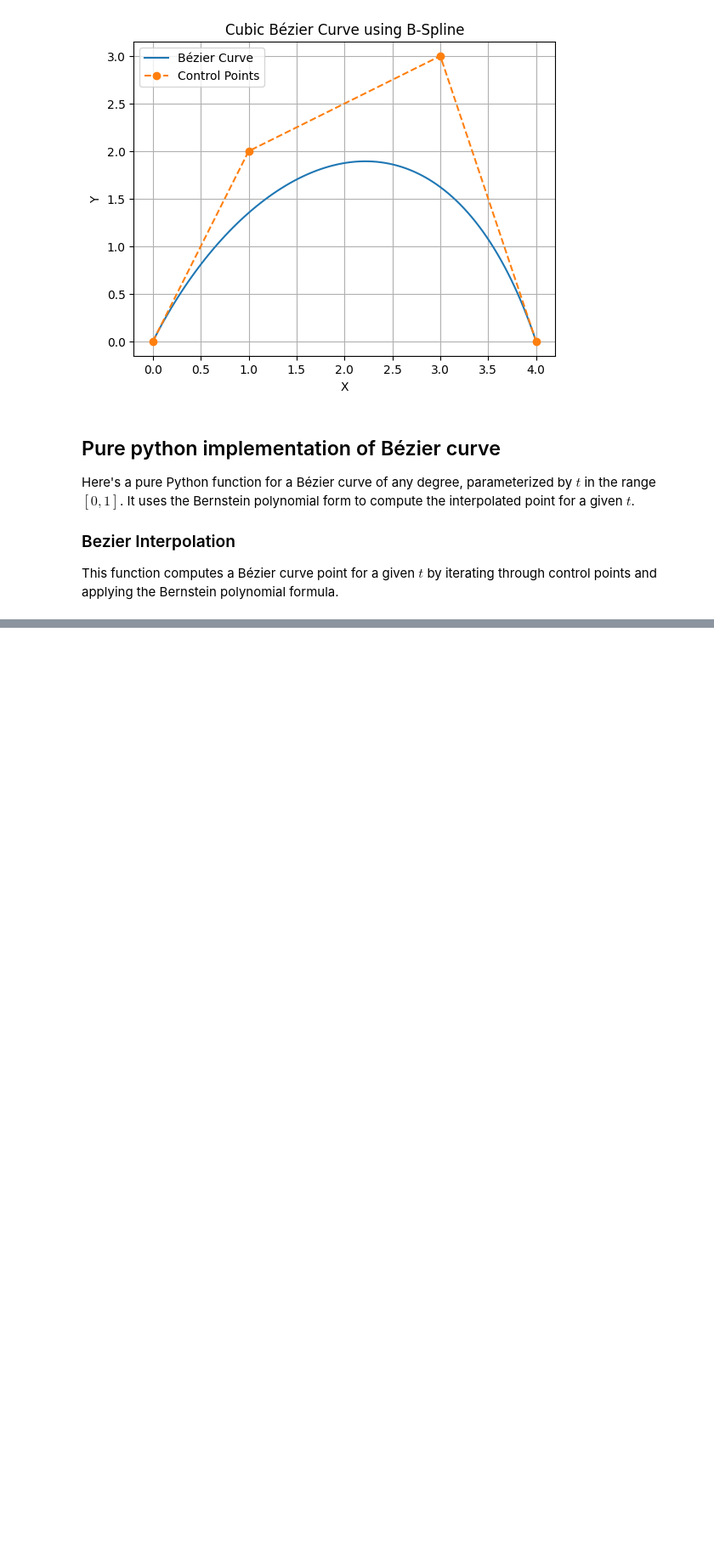
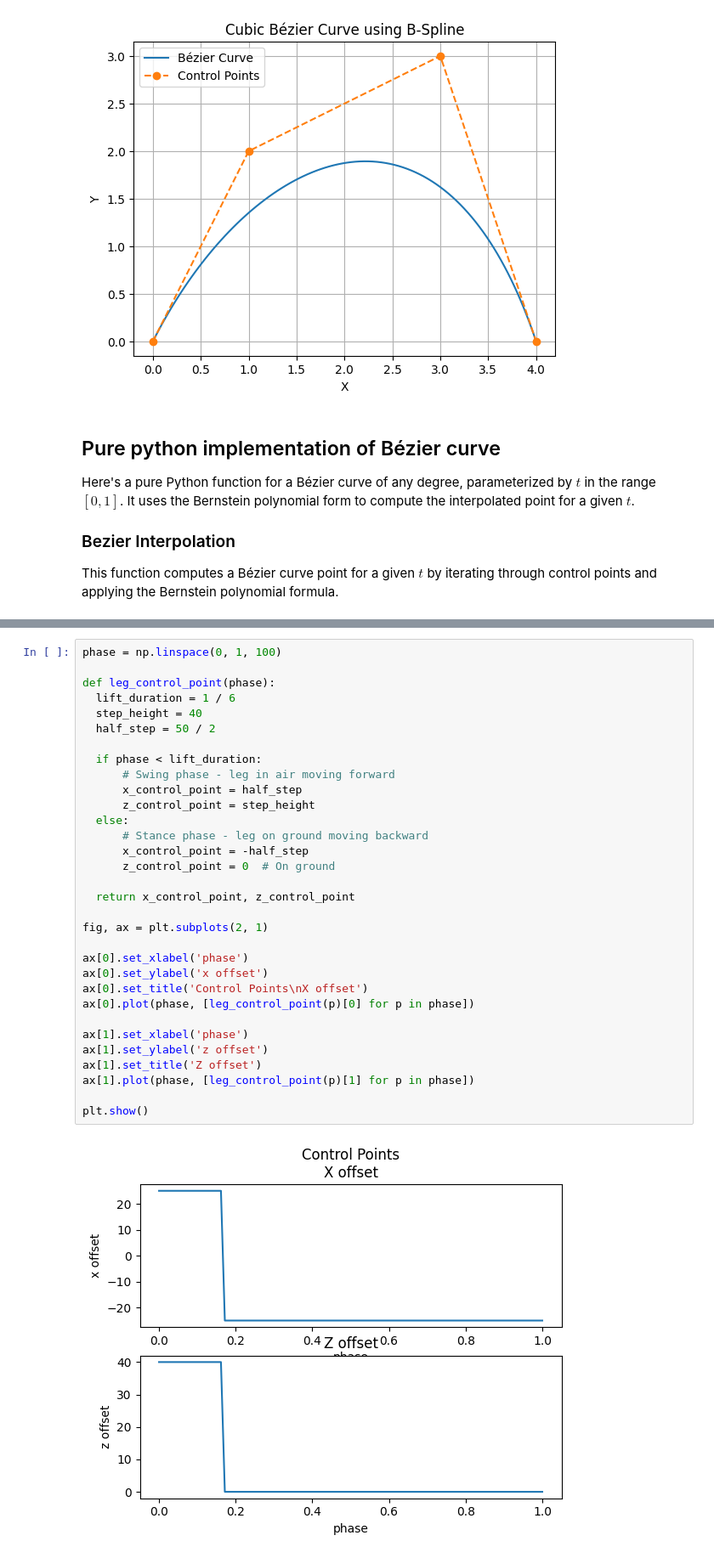
Before and after one commit to Dr-QP/Dr.QP, a Jupyter notebook: notebooks/3_1_appendix_smoothing_splines.ipynb, the cells around one changed output, grey strips where cells are left out. Shown at 85% size. Saved outputs shown, nothing was run; the diff lists cells and outputs as text; blank space fills up the shorter version.

Commit message:
play more with bezier, gaits and control points

```diff
--- a/notebooks/3_1_appendix_smoothing_splines.ipynb
+++ b/notebooks/3_1_appendix_smoothing_splines.ipynb
@@ -164,3 +164,37 @@ plt.title('Bézier Curve')
 plt.show()
 # %% [output]
 [figure]
+# %%
+phase = np.linspace(0, 1, 100)
+
+def leg_control_point(phase):
+  lift_duration = 1 / 6
+  step_height = 40
+  half_step = 50 / 2
+
+  if phase < lift_duration:
+      # Swing phase - leg in air moving forward
+      x_control_point = half_step
+      z_control_point = step_height
+  else:
+      # Stance phase - leg on ground moving backward
+      x_control_point = -half_step
+      z_control_point = 0  # On ground
+
+  return x_control_point, z_control_point
+
+fig, ax = plt.subplots(2, 1)
+
+ax[0].set_xlabel('phase')
+ax[0].set_ylabel('x offset')
+ax[0].set_title('Control Points\nX offset')
+ax[0].plot(phase, [leg_control_point(p)[0] for p in phase])
+
+ax[1].set_xlabel('phase')
+ax[1].set_ylabel('z offset')
+ax[1].set_title('Z offset')
+ax[1].plot(phase, [leg_control_point(p)[1] for p in phase])
+
+plt.show()
+# %% [output]
+[figure, added]
```
Also changed, not shown: parts of 4 cells of this notebook.
